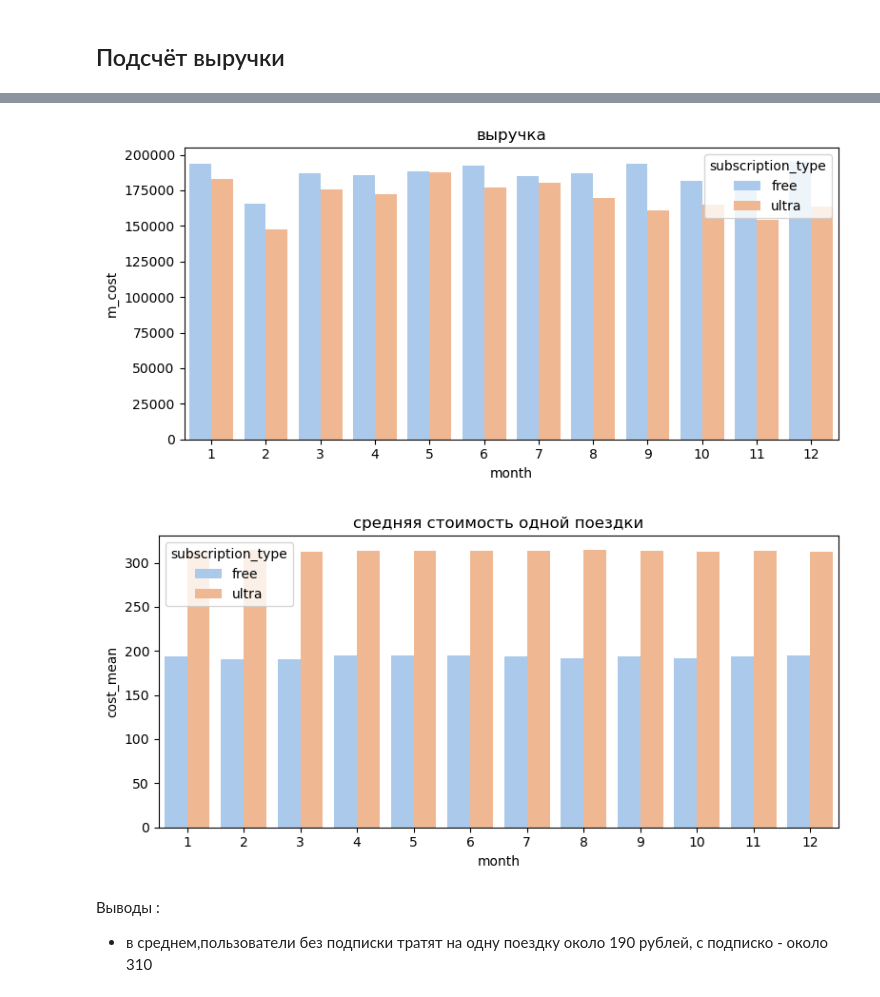
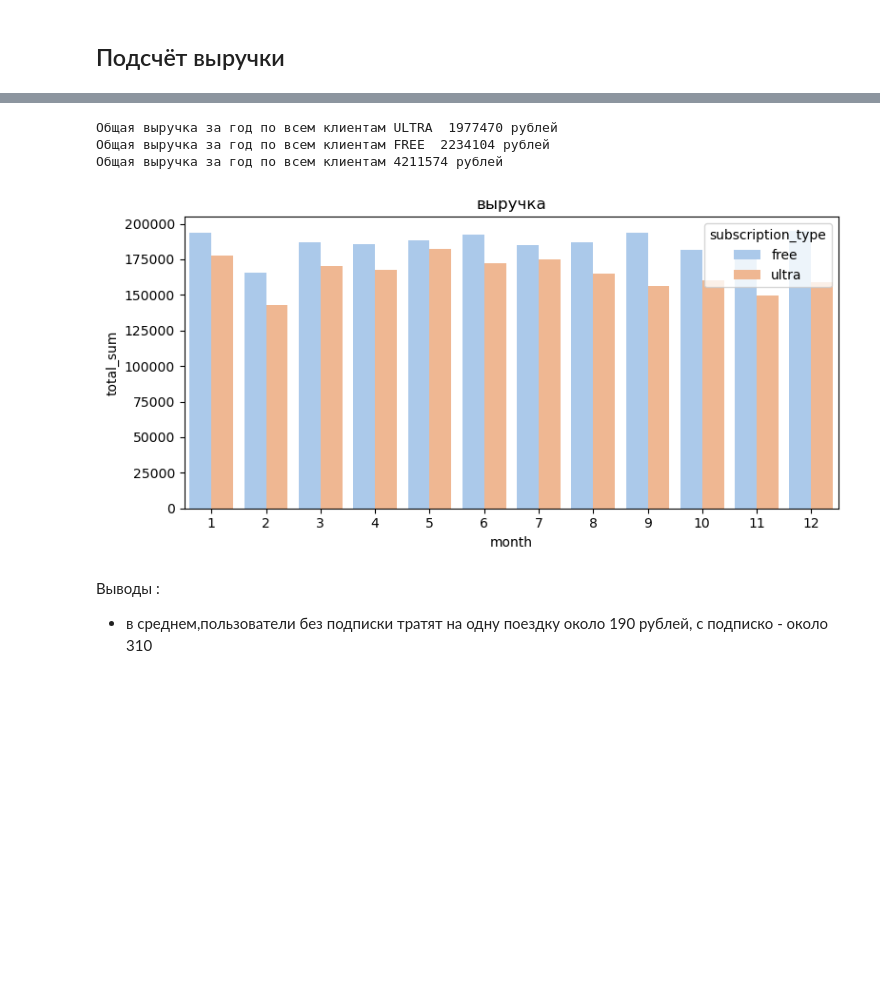
Before and after one commit to Mihail-Chr/projects, a Jupyter notebook: A_B_test/bycicle_A_B_test.ipynb, the cells around one changed output, grey strips where cells are left out. Saved outputs shown, nothing was run; the diff lists cells and outputs as text; code cells hidden in the pictures; blank space fills up the shorter version.

```diff
--- a/A_B_test/bycicle_A_B_test.ipynb
+++ b/A_B_test/bycicle_A_B_test.ipynb
@@ -422,18 +388,31 @@ print ('\033[1m'+'Общая выручка за год по всем клиен
+# %%
+df_total['ride_cost'] = df_total['duration'] * df_total['minute_price'] + df_total['start_ride_price']
+data_cm=df_total.groupby(['month','subscription_type'],as_index=False )['ride_cost'].agg(['sum','count'])
+data_cm.columns=['month','subscription_type','month_sum','count']
+data_cm['total_sum'] = data_cm['month_sum']
+fee = 190#df_total['subscription_fee']
+
+data_cm.loc[data_cm['subscription_type']=='ultra','total_sum'] = data_cm['total_sum']+data_cm['count']*fee
+
+tot_ultra = data_cm[data_cm['subscription_type']=='ultra']['total_sum'].sum()
+tot_free = data_cm[data_cm['subscription_type']=='free']['total_sum'].sum()
+tot_all = data_cm['total_sum'].sum()
+
+print ('\033[1m'+'Общая выручка за год по всем клиентам ULTRA ', tot_ultra,'рублей' +'\033[0m')
+print ('\033[1m'+'Общая выручка за год по всем клиентам FREE ',tot_free,'рублей' +'\033[0m')
+print ('\033[1m'+'Общая выручка за год по всем клиентам',tot_all,'рублей' +'\033[0m')
+# %% [output]
+Общая выручка за год по всем клиентам ULTRA  1977470 рублей
+Общая выручка за год по всем клиентам FREE  2234104 рублей
+Общая выручка за год по всем клиентам 4211574 рублей
 # %%
 plt.figure(figsize=(8, 4))
 plt.title('выручка')
-sns.barplot(x= 'month', y='m_cost', data=data_c,hue ='subscription_type')
+sns.barplot(x= 'month', y='total_sum', data=data_cm,hue ='subscription_type')
 plt.tight_layout()
 plt.show()
-
-plt.figure(figsize=(8, 4))
-plt.title('средняя стоимость одной поездки')
-sns.barplot(x= 'month', y='cost_mean', data=data_c,hue ='subscription_type')
-plt.tight_layout()
-plt.show()
 # %% [output]
-[figure, old version]
+[figure, new version]
-[figure, removed]
 # %% [markdown]
 Выводы :
 
```
Also changed, not shown: parts of 3 cells of this notebook.
